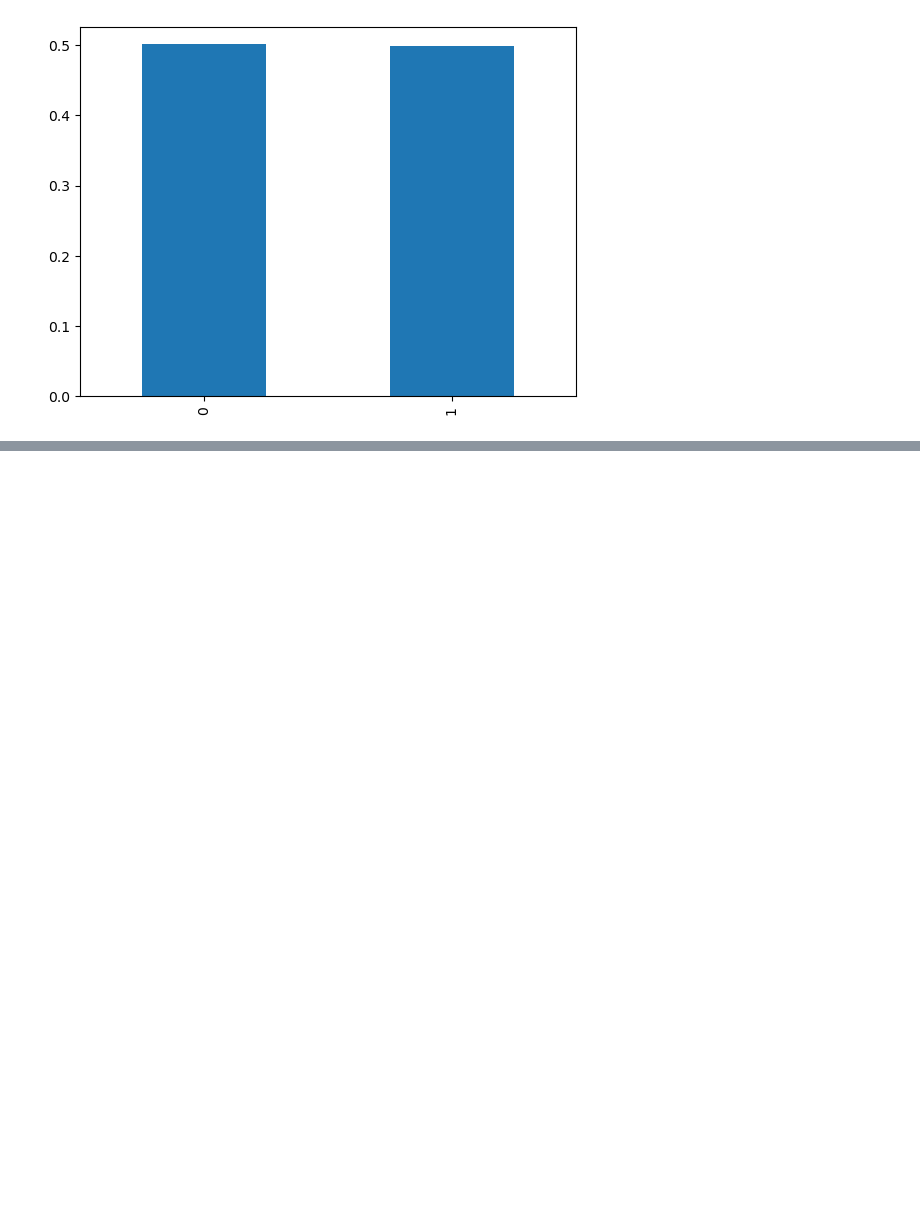
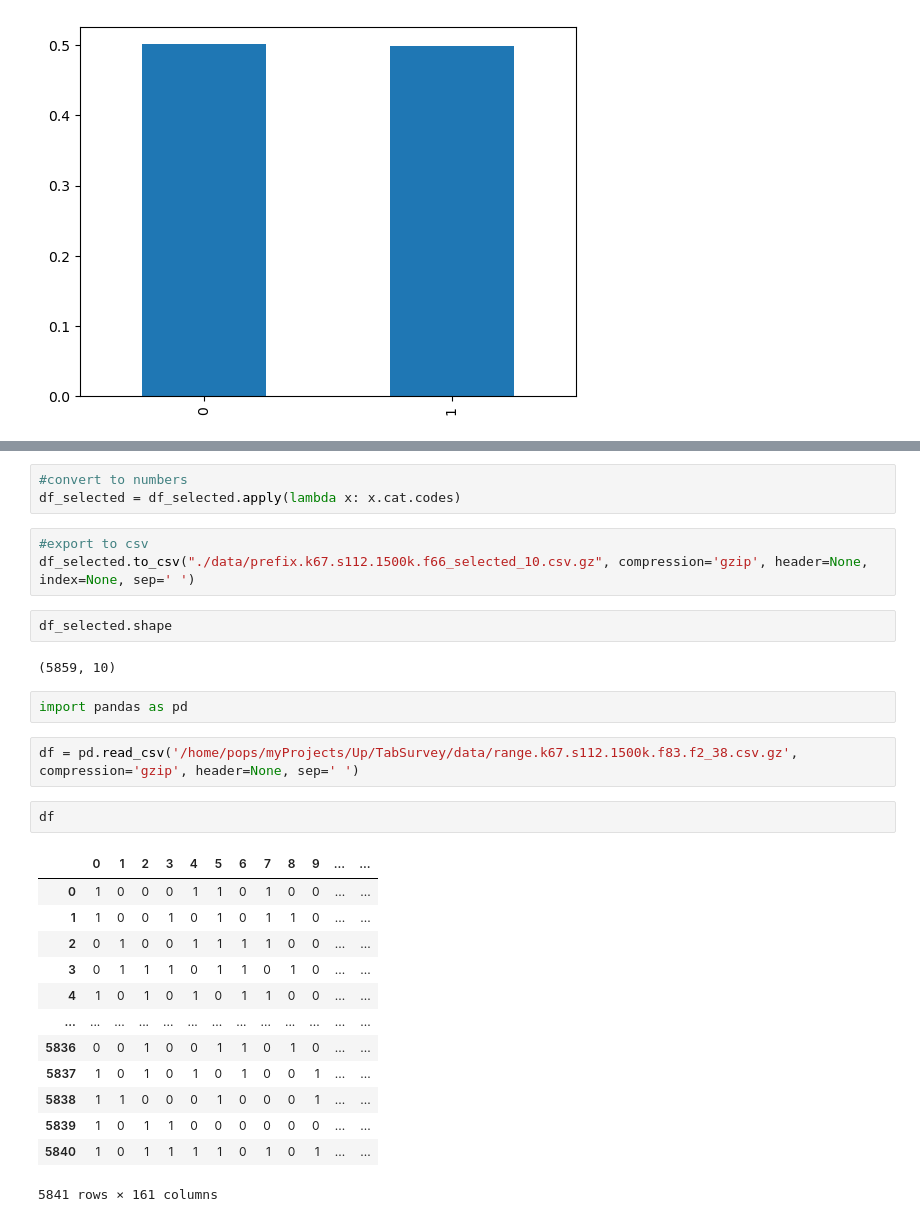
Before and after one commit to mijanr/TabSurvey, a Jupyter notebook: Correlation study.ipynb, the cells around one changed output, grey strips where cells are left out. Saved outputs shown, nothing was run; the diff lists cells and outputs as text; blank space fills up the shorter version.

```diff
--- a/Correlation study.ipynb
+++ b/Correlation study.ipynb
@@ -145,0 +203,30 @@ prefix_k67_selected[160].value_counts(normalize=True).plot.bar()
+# %%
+#convert to numbers
+df_selected = df_selected.apply(lambda x: x.cat.codes)
+# %%
+#export to csv
+df_selected.to_csv("./data/prefix.k67.s112.1500k.f66_selected_10.csv.gz", compression='gzip', header=None, index=None, sep=' ')
+# %%
+df_selected.shape
+# %% [output]
+(5859, 10)
+# %%
+import pandas as pd
+# %%
+df = pd.read_csv('/home/pops/myProjects/Up/TabSurvey/data/range.k67.s112.1500k.f83.f2_38.csv.gz', compression='gzip', header=None, sep=' ')
+# %%
+df
+# %% [output]
+|  | 0 | 1 | 2 | 3 | 4 | 5 | 6 | 7 | 8 | 9 | ... | ... |
+| 0 | 1 | 0 | 0 | 0 | 1 | 1 | 0 | 1 | 0 | 0 | ... | ... |
+| 1 | 1 | 0 | 0 | 1 | 0 | 1 | 0 | 1 | 1 | 0 | ... | ... |
+| 2 | 0 | 1 | 0 | 0 | 1 | 1 | 1 | 1 | 0 | 0 | ... | ... |
+| 3 | 0 | 1 | 1 | 1 | 0 | 1 | 1 | 0 | 1 | 0 | ... | ... |
+| 4 | 1 | 0 | 1 | 0 | 1 | 0 | 1 | 1 | 0 | 0 | ... | ... |
+| ... | ... | ... | ... | ... | ... | ... | ... | ... | ... | ... | ... | ... |
+| 5836 | 0 | 0 | 1 | 0 | 0 | 1 | 1 | 0 | 1 | 0 | ... | ... |
+| 5837 | 1 | 0 | 1 | 0 | 1 | 0 | 1 | 0 | 0 | 1 | ... | ... |
+| 5838 | 1 | 1 | 0 | 0 | 0 | 1 | 0 | 0 | 0 | 1 | ... | ... |
+| 5839 | 1 | 0 | 1 | 1 | 0 | 0 | 0 | 0 | 0 | 0 | ... | ... |
+| 5840 | 1 | 0 | 1 | 1 | 1 | 1 | 0 | 1 | 0 | 1 | ... | ... |
+5841 rows × 161 columns
```
Also changed, not shown: parts of 19 cells of this notebook.
